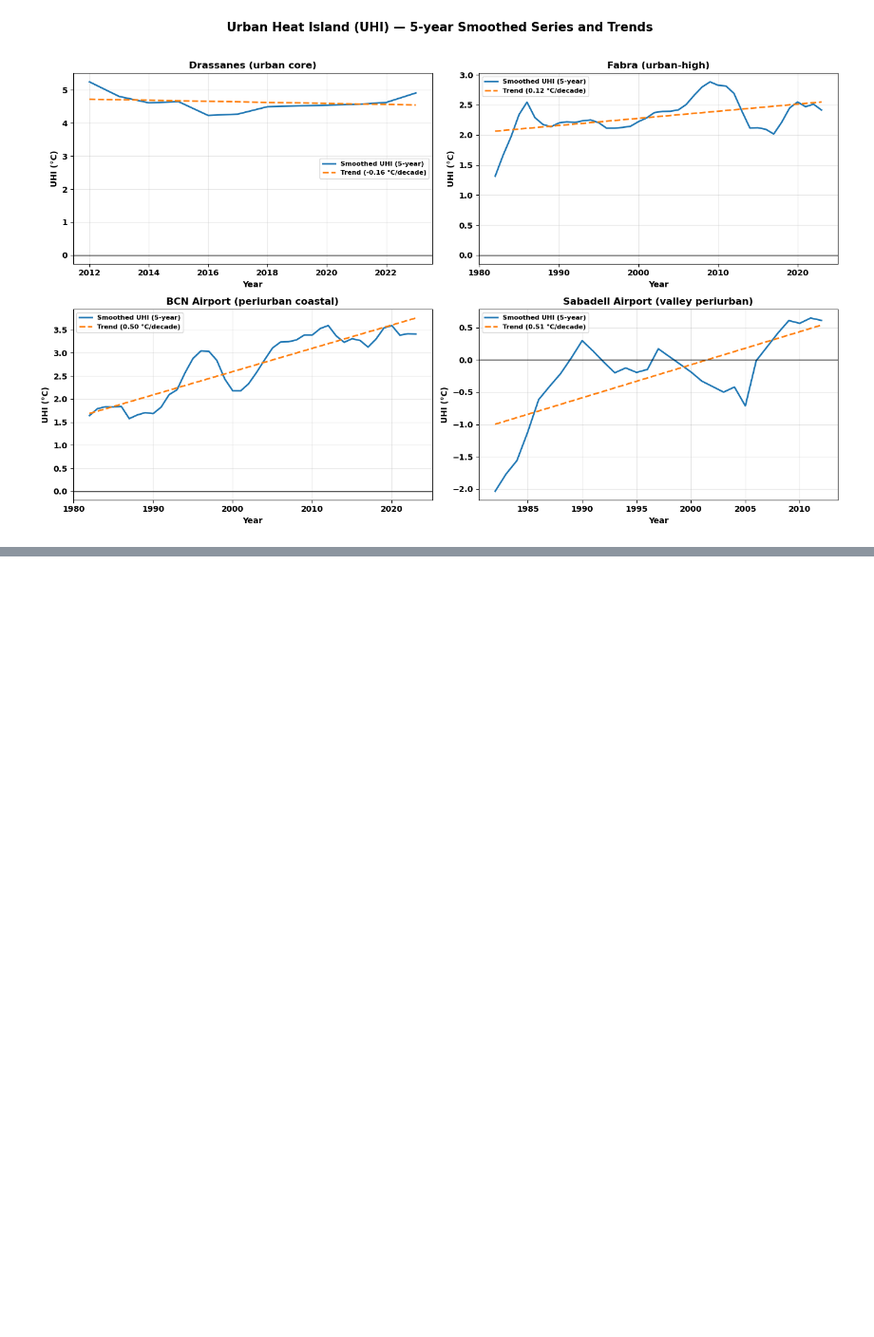
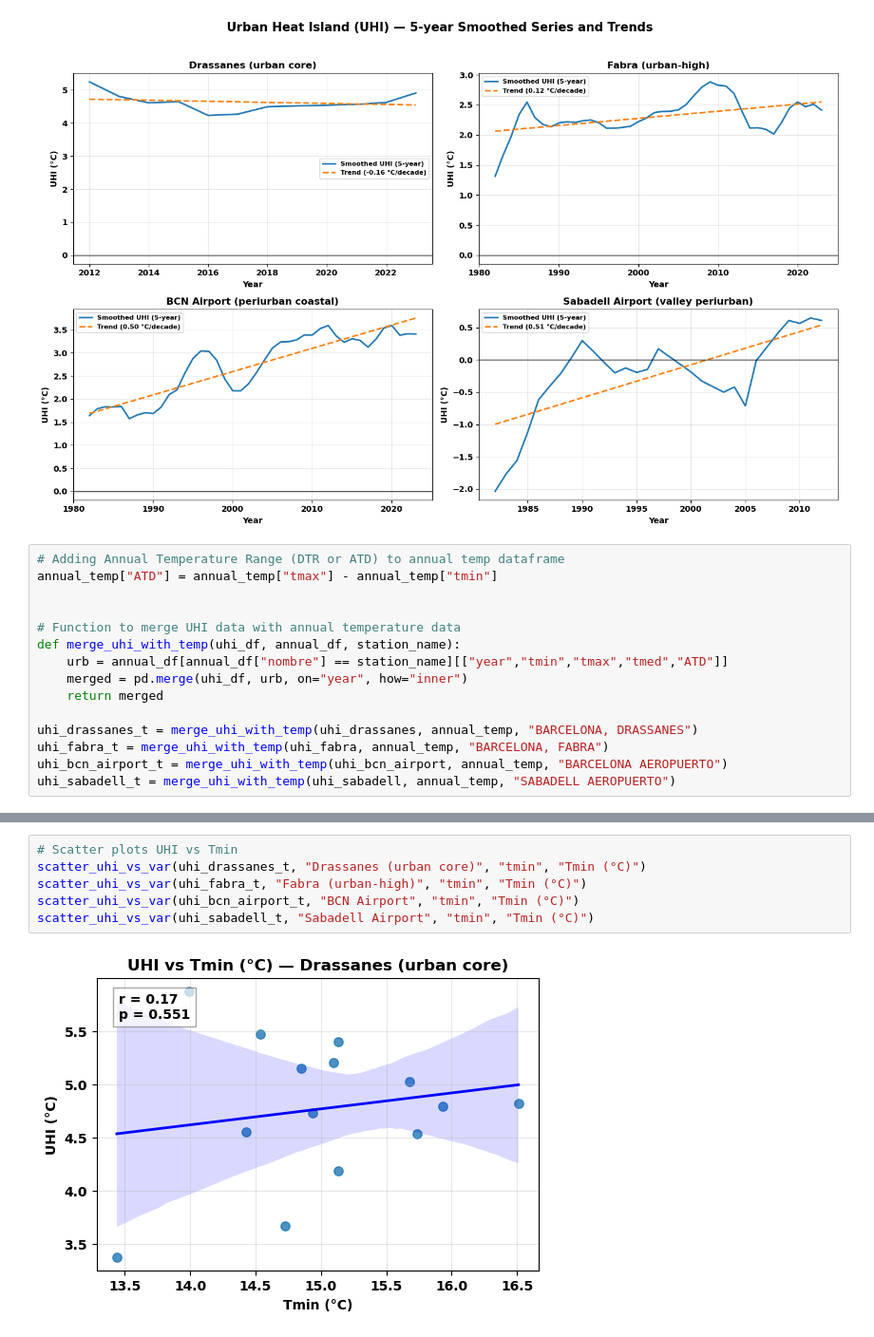
Before and after one commit to rogerespinosamorros/UHI-Barcelona, a Jupyter notebook: notebooks/analisi_temp_estacions.ipynb, the cells around one changed output, grey strips where cells are left out. Shown at 95% size. Cells and saved outputs as stored; diff of their text form; blank space fills up the shorter version.

```diff
--- a/notebooks/analisi_temp_estacions.ipynb
+++ b/notebooks/analisi_temp_estacions.ipynb
@@ -787,3 +787,18 @@ plt.tight_layout(rect=[0, 0, 1, 0.96])
 plt.show()
 # %% [output]
 [figure]
+# %%
+# Adding Annual Temperature Range (DTR or ATD) to annual temp dataframe
+annual_temp["ATD"] = annual_temp["tmax"] - annual_temp["tmin"]
+
+
+# Function to merge UHI data with annual temperature data
+def merge_uhi_with_temp(uhi_df, annual_df, station_name):
+    urb = annual_df[annual_df["nombre"] == station_name][["year","tmin","tmax","tmed","ATD"]]
+    merged = pd.merge(uhi_df, urb, on="year", how="inner")
+    return merged
+
+uhi_drassanes_t = merge_uhi_with_temp(uhi_drassanes, annual_temp, "BARCELONA, DRASSANES")
+uhi_fabra_t = merge_uhi_with_temp(uhi_fabra, annual_temp, "BARCELONA, FABRA")
+uhi_bcn_airport_t = merge_uhi_with_temp(uhi_bcn_airport, annual_temp, "BARCELONA AEROPUERTO")
+uhi_sabadell_t = merge_uhi_with_temp(uhi_sabadell, annual_temp, "SABADELL AEROPUERTO")
@@ -789,0 +1011,8 @@ plt.show()
+# %%
+# Scatter plots UHI vs Tmin
+scatter_uhi_vs_var(uhi_drassanes_t, "Drassanes (urban core)", "tmin", "Tmin (°C)")
+scatter_uhi_vs_var(uhi_fabra_t, "Fabra (urban-high)", "tmin", "Tmin (°C)")
+scatter_uhi_vs_var(uhi_bcn_airport_t, "BCN Airport", "tmin", "Tmin (°C)")
+scatter_uhi_vs_var(uhi_sabadell_t, "Sabadell Airport", "tmin", "Tmin (°C)")
+# %% [output]
+[figure, added]
```
Also changed, not shown: parts of 7 cells of this notebook, 24 other files.
